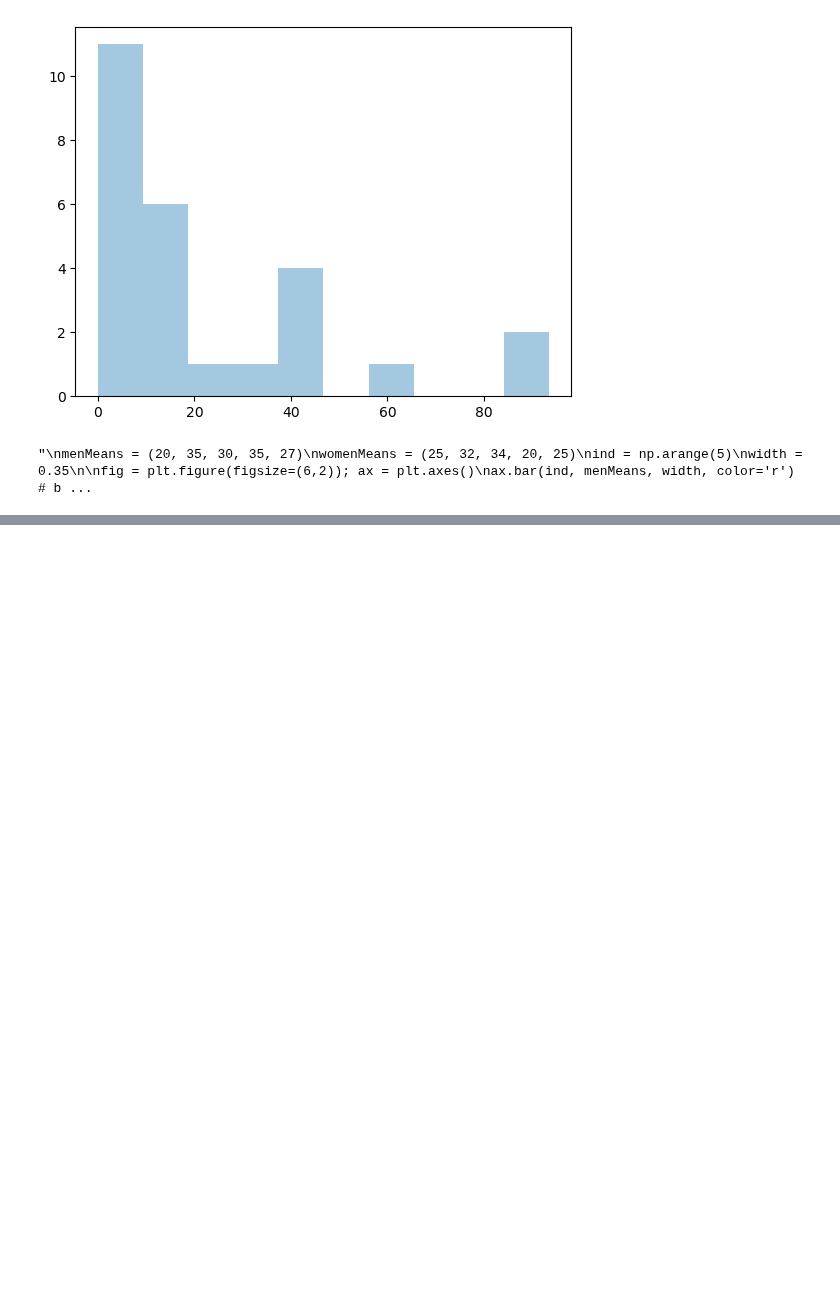
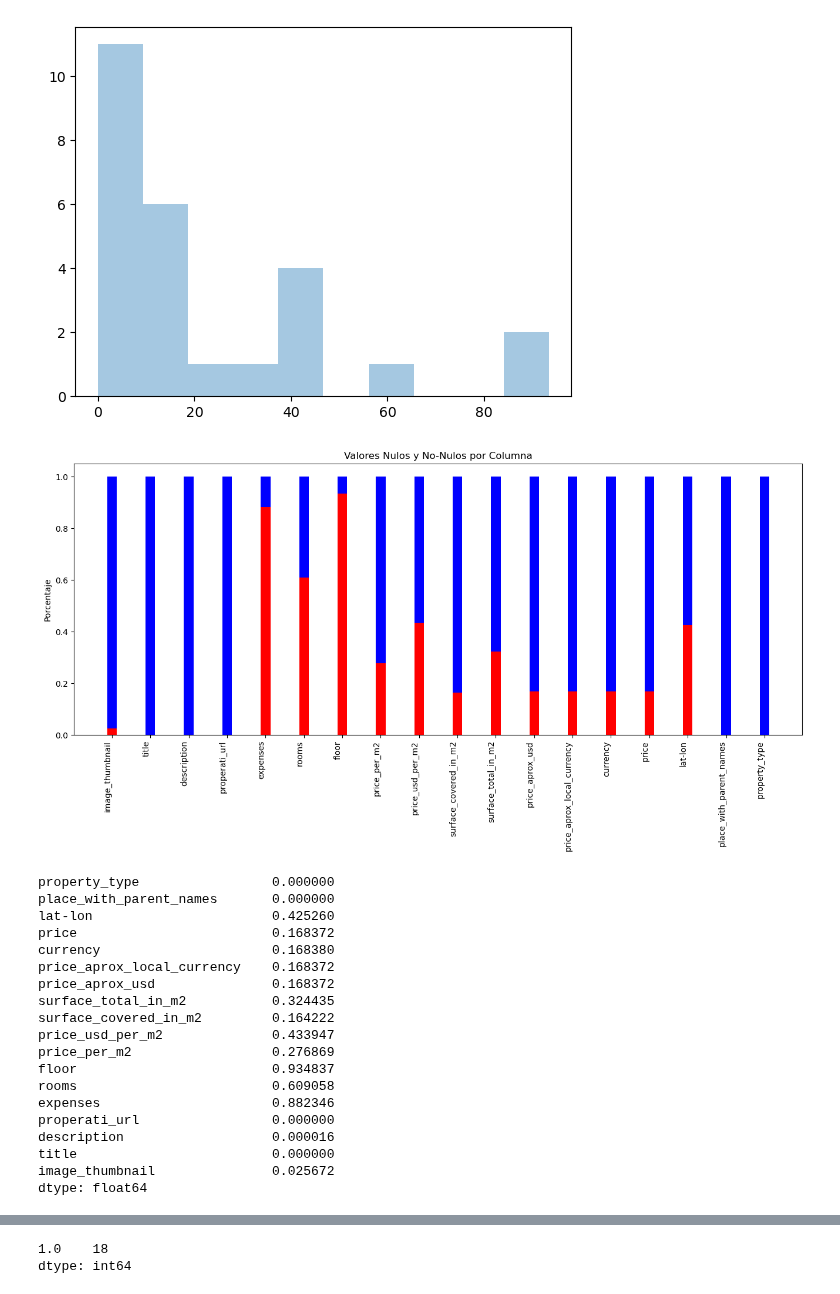
Before and after one commit to Facundo-Peloso/DH-TP-1---Grupo-10, a Jupyter notebook: Main-TP1.ipynb, the cells around one changed output, grey strips where cells are left out. Cells and saved outputs as stored; diff of their text form; code cells hidden in the pictures; blank space fills up the shorter version.

```diff
--- a/Main-TP1.ipynb
+++ b/Main-TP1.ipynb
@@ -67,3 +67,9 @@ image_thumbnail
 ### Analisis cualitativa de las columnas / cuales son de interes
 
 (aca describir porque sacamos las que no sirven)
+# %%
+#Damos de baja las columnas operation
+
+datos= datos_crudos.drop(['Unnamed: 0','operation','country_name','place_name','country_name','state_name','geonames_id','lat','lon'], axis=1)
+
+datos.head(3)
@@ -110,22 +142,64 @@ ax.hist(porcentaje_nulos_columnas, label='Porcentaje de Nulos por Columna', alph
 # %%
 #with sns.axes_style('white'):
  #   g = sns.catplot(x = porcentaje_nulos_columnas.index, data=porcentaje_nulos_columnas.values, aspect=2, kind="count", color='steelblue')
   #  g.set_xticklabels(step=5)
 
-'''
-menMeans = (20, 35, 30, 35, 27)
-womenMeans = (25, 32, 34, 20, 25)
-ind = np.arange(5)
-width = 0.35
+ind=datos.columns
+ind_label=np.arange(0,datos.shape[1]-1)
 
-fig = plt.figure(figsize=(6,2)); ax = plt.axes()
-ax.bar(ind, menMeans, width, color='r') # barra roja.
-ax.bar(ind, womenMeans, width, color='b', bottom=menMeans) # barra azul
+valores_nulos=datos.isnull().sum()/datos.shape[0]
 
-ax.set_ylabel('Scores'); ax.set_title('Scores by group and gender')
-ax.set_xticks(ind); ax.set_xticklabels(['G1', 'G2', 'G3', 'G4', 'G5'])
-ax.legend(labels=['Men', 'Women'])
+valores_no_nulos=datos.notnull().sum()/datos.shape[0]
+
+width = 0.25
+
+fig = plt.figure(figsize=(16,6)); ax = plt.axes()
+#fig2= plt.figure(figsize=(16,6)); ax2 = plt.axes()
+
+ax.bar(ind, valores_nulos, width, color='r') # barra roja.
+ax.bar(ind, valores_no_nulos, width, color='b',bottom=valores_nulos)
+#ax2.bar(ind, valores_no_nulos, width, color='b')#, bottom=valores_no_nulos) # barra azul
+
+ax.set_ylabel('Porcentaje'); ax.set_title('Valores Nulos y No-Nulos por Columna')
+#ax.set_xticks(ind);
+ax.set_xticklabels(ind)
+ax.tick_params(axis='both', which='minor', labelsize='small')
+
+ax.set_xticklabels(ind, rotation = 90, ha="right")
+#ax2.set_xticklabels(ind,labelsize=8)
+#ax.legend(labels=['Men', 'Women'])
+
+#plt.gca().invert_xaxis()
 plt.show()
-'''
+
+display(valores_nulos)
+
+display(valores_no_nulos)
+
+suma_ambos=valores_nulos+valores_no_nulos
+
+suma_ambos.value_counts()
+
+
+# se podría hacer uno grafico donde los labels esten en el eje vertical y los porcentajes en el horizontal???'
 # %% [output]
+[figure, added]
-"\nmenMeans = (20, 35, 30, 35, 27)\nwomenMeans = (25, 32, 34, 20, 25)\nind = np.arange(5)\nwidth = 0.35\n\nfig = plt.figure(figsize=(6,2)); ax = plt.axes()\nax.bar(ind, menMeans, width, color='r') # b ...
+property_type                 0.000000
+place_with_parent_names       0.000000
+lat-lon                       0.425260
+price                         0.168372
+currency                      0.168380
+price_aprox_local_currency    0.168372
+price_aprox_usd               0.168372
+surface_total_in_m2           0.324435
+surface_covered_in_m2         0.164222
+price_usd_per_m2              0.433947
+price_per_m2                  0.276869
+floor                         0.934837
+rooms                         0.609058
+expenses                      0.882346
+properati_url                 0.000000
+description                   0.000016
+title                         0.000000
+image_thumbnail               0.025672
+dtype: float64
@@ -131,0 +225,2 @@ plt.show()
+1.0    18
+dtype: int64
```
Also changed, not shown: parts of 9 cells of this notebook.
